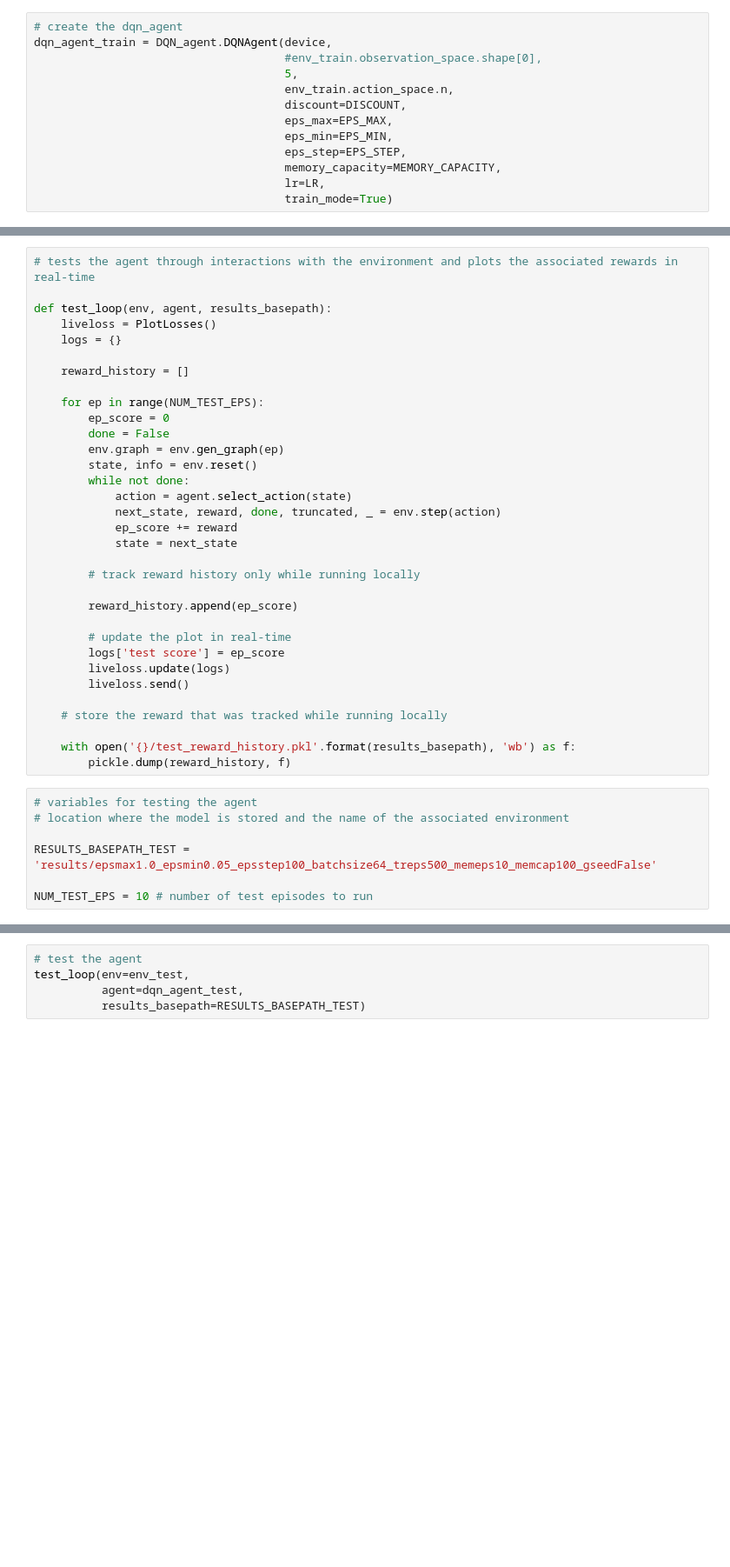
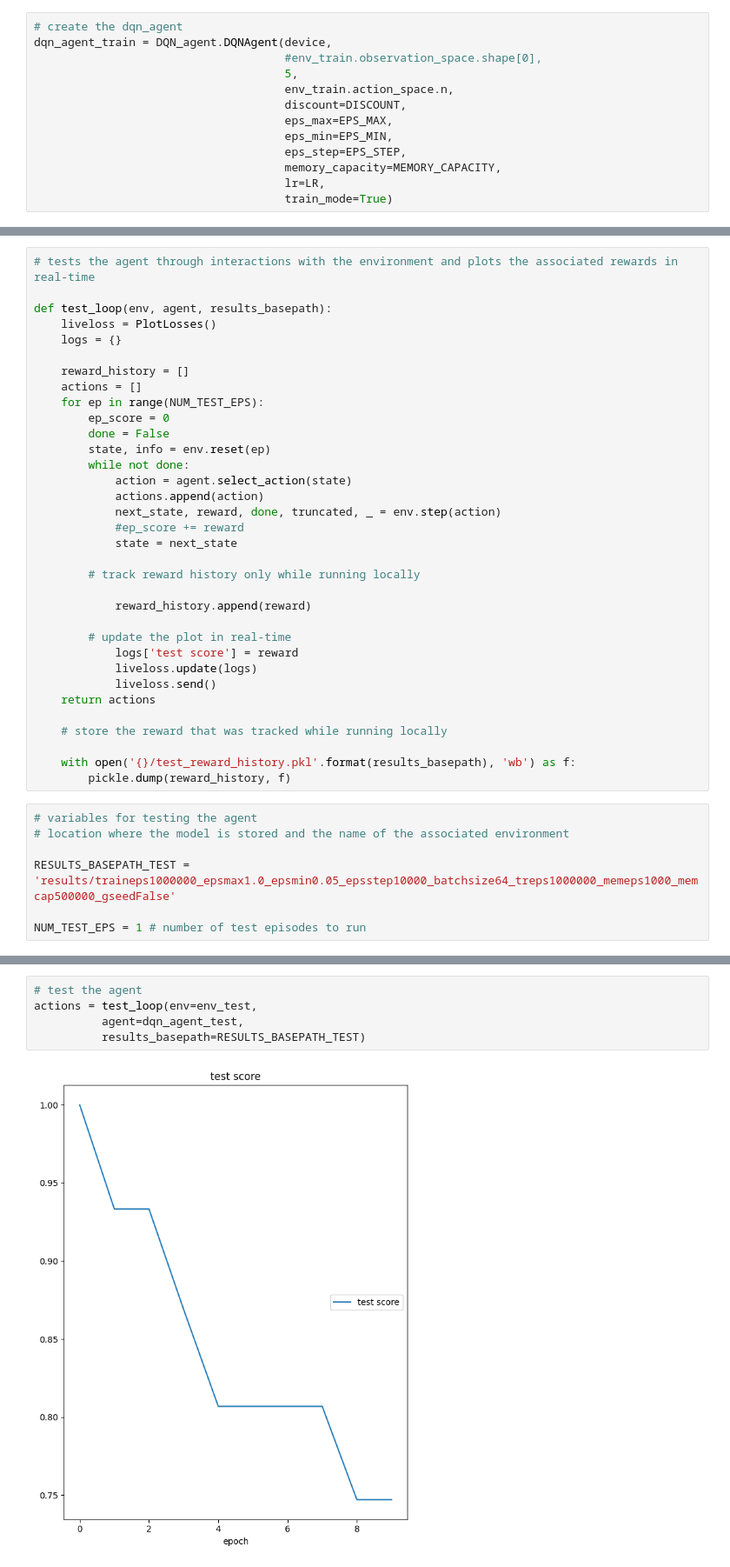
Before and after one commit to rituja-pardhi/ImpNode, a Jupyter notebook: DQN_trial/run_dqn.ipynb, the cells around one changed output, grey strips where cells are left out. Shown at 87% size. Cells and saved outputs as stored; diff of their text form; blank space fills up the shorter version.

```diff
--- a/DQN_trial/run_dqn.ipynb
+++ b/DQN_trial/run_dqn.ipynb
@@ -160,26 +162,27 @@ def test_loop(env, agent, results_basepath):
     logs = {}
 
     reward_history = []
-
+    actions = []
     for ep in range(NUM_TEST_EPS):
         ep_score = 0
         done = False
-        env.graph = env.gen_graph(ep)
-        state, info = env.reset()
+        state, info = env.reset(ep)
         while not done:
             action = agent.select_action(state)
+            actions.append(action)
             next_state, reward, done, truncated, _ = env.step(action)
-            ep_score += reward
+            #ep_score += reward
             state = next_state
 
         # track reward history only while running locally
 
-        reward_history.append(ep_score)
+            reward_history.append(reward)
 
         # update the plot in real-time
-        logs['test score'] = ep_score
-        liveloss.update(logs)
-        liveloss.send()
+            logs['test score'] = reward
+            liveloss.update(logs)
+            liveloss.send()
+    return actions
 
     # store the reward that was tracked while running locally
 
@@ -189,9 +192,9 @@ def test_loop(env, agent, results_basepath):
 # variables for testing the agent
 # location where the model is stored and the name of the associated environment
 
-RESULTS_BASEPATH_TEST = 'results/epsmax1.0_epsmin0.05_epsstep100_batchsize64_treps500_memeps10_memcap100_gseedFalse'
+RESULTS_BASEPATH_TEST = 'results/traineps1000000_epsmax1.0_epsmin0.05_epsstep10000_batchsize64_treps1000000_memeps1000_memcap500000_gseedFalse'
 
-NUM_TEST_EPS = 10 # number of test episodes to run
+NUM_TEST_EPS = 1 # number of test episodes to run
 # %%
 # create test environment and set associated seed
 
@@ -214,5 +215,7 @@ TypeError: 'NoneType' object is not iterable
 # %%
 # test the agent
-test_loop(env=env_test,
+actions = test_loop(env=env_test,
           agent=dqn_agent_test,
           results_basepath=RESULTS_BASEPATH_TEST)
+# %% [output]
+[figure, added]
```
Also changed, not shown: parts of 9 cells of this notebook, 4 other files.
